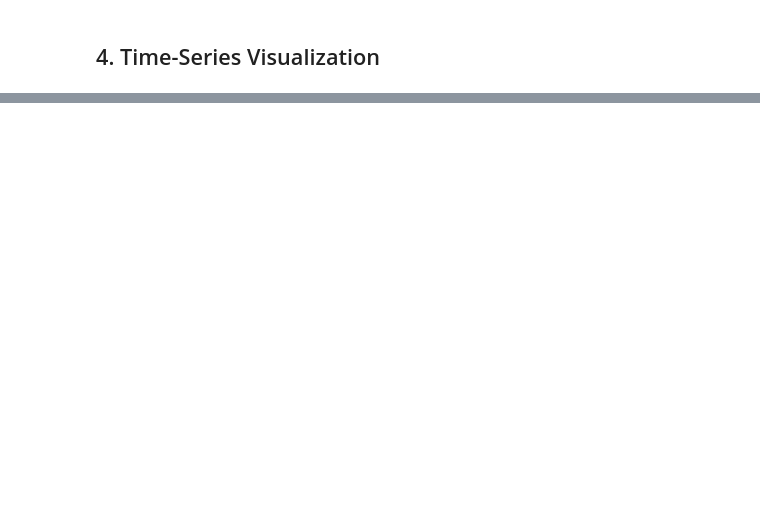
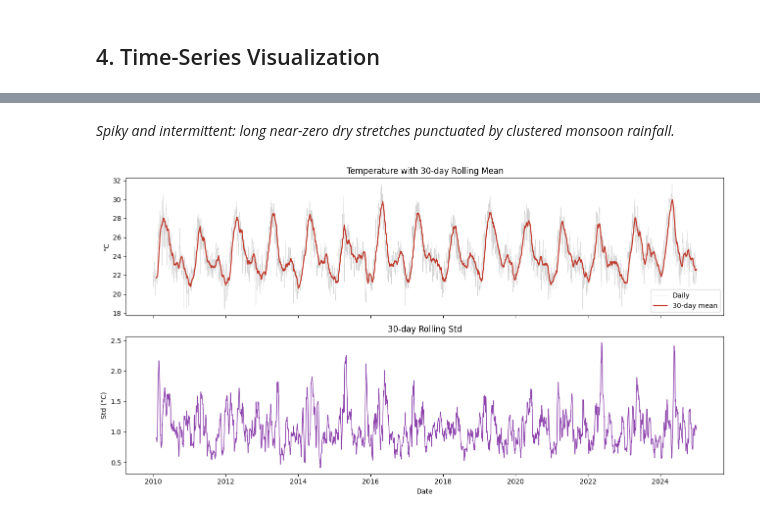
Before and after one commit to dhrusheek/noaa-weather-time-series-case-study, a Jupyter notebook: notebooks/time_series_case_study.ipynb, the cells around one changed output, grey strips where cells are left out. Saved outputs shown, nothing was run; the diff lists cells and outputs as text; code cells hidden in the pictures; blank space fills up the shorter version.

```diff
--- a/notebooks/time_series_case_study.ipynb
+++ b/notebooks/time_series_case_study.ipynb
@@ -291,0 +148,12 @@ Bengaluru daily temperature (2019–2024) is a **stationary, strongly seasonal,
+# %% [markdown]
+*Spiky and intermittent: long near-zero dry stretches punctuated by clustered monsoon rainfall.*
+# %%
+rm, rs = temp.rolling(30).mean(), temp.rolling(30).std()
+fig, ax = plt.subplots(2,1,figsize=(13,7),sharex=True)
+ax[0].plot(temp.index, temp.values, lw=0.4, alpha=0.35, color='grey', label='Daily')
+ax[0].plot(rm.index, rm.values, lw=1.6, color='#c0392b', label='30-day mean'); ax[0].legend()
+ax[0].set_ylabel('°C'); ax[0].set_title('Temperature with 30-day Rolling Mean')
+ax[1].plot(rs.index, rs.values, lw=1.1, color='#8e44ad'); ax[1].set_ylabel('Std (°C)')
+ax[1].set_title('30-day Rolling Std'); ax[1].set_xlabel('Date'); plt.tight_layout(); plt.show()
+# %% [output]
+[figure, added]
```
Also changed, not shown: parts of 87 cells of this notebook, 42 other files.
